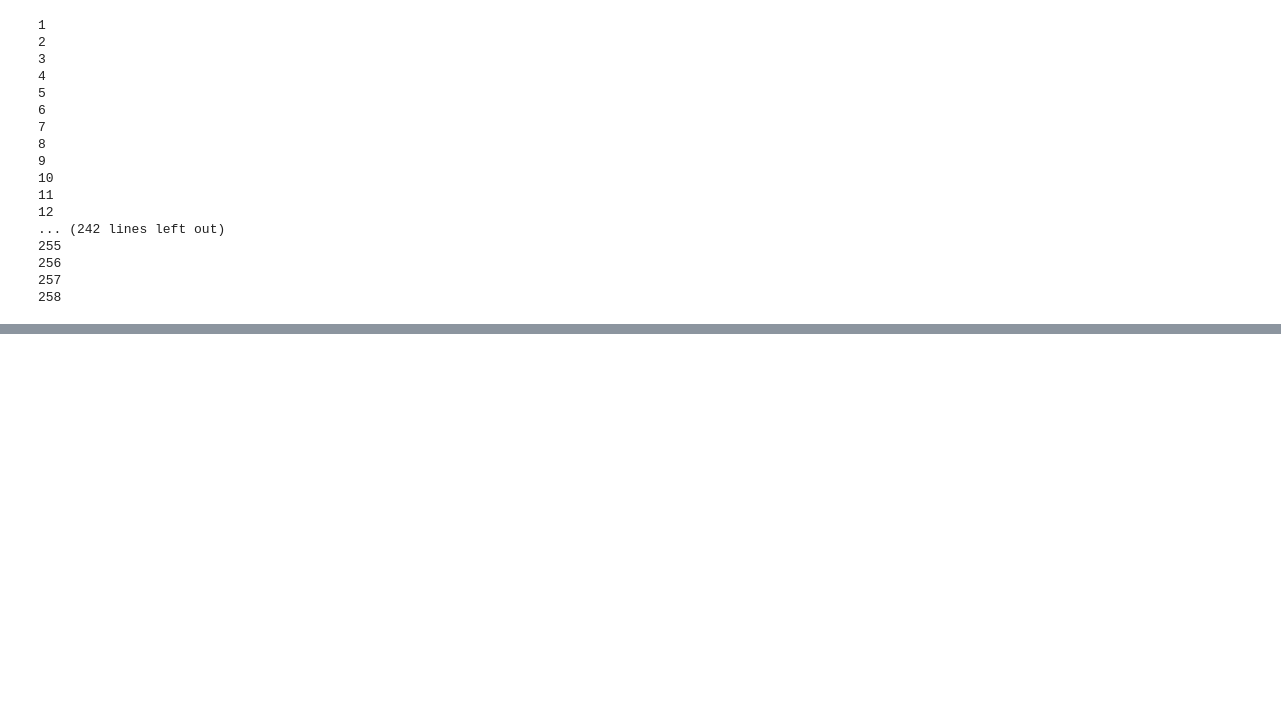
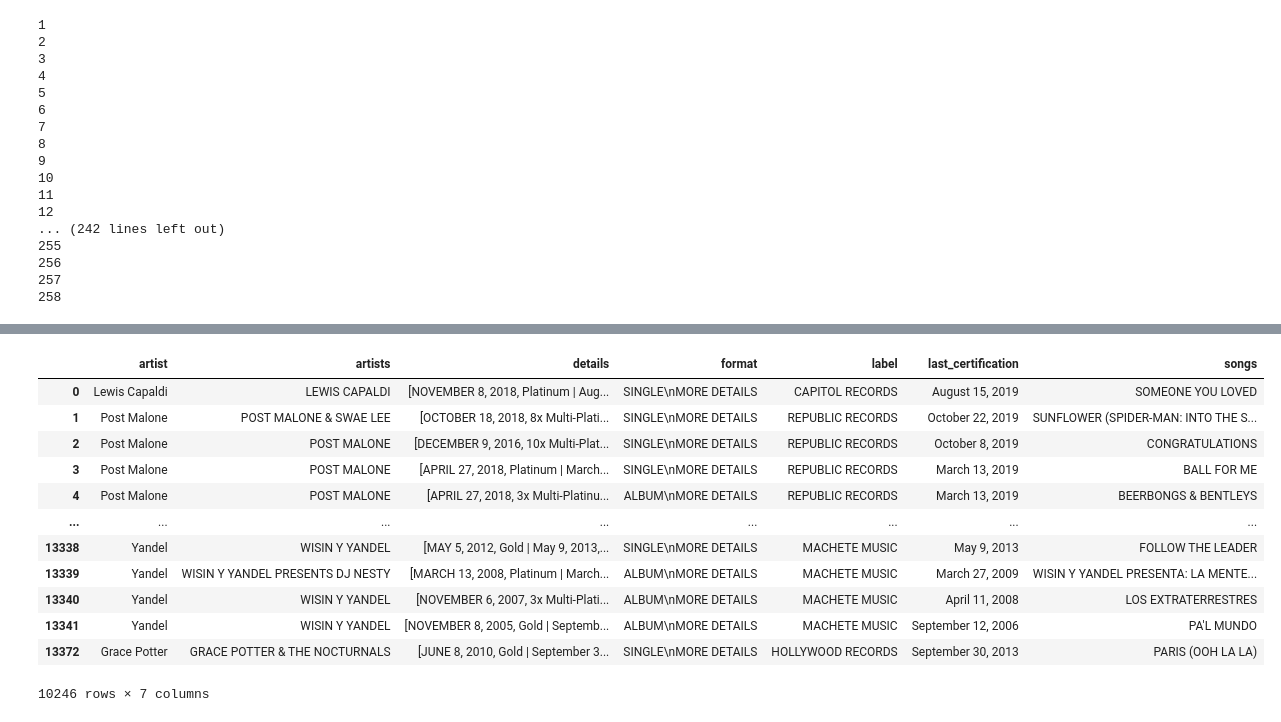
Before and after one commit to Weulass/Billboard-analytics, a Jupyter notebook: ScrapeRIAA.ipynb, the cells around one changed output, grey strips where cells are left out. Saved outputs shown, nothing was run; the diff lists cells and outputs as text; code cells hidden in the pictures; blank space fills up the shorter version.

Commit message:
adding riaa

```diff
--- a/ScrapeRIAA.ipynb
+++ b/ScrapeRIAA.ipynb
@@ -193,0 +434,20 @@ with open('artist_df.pkl', 'wb') as f:
+# %%
+to_drop = [3931,303,4425,4426,5532,4433,4434,7588,7761,8900,8901,8902,8949,9061,9346,9347,9348,9350,9351,9356,9357,9958,
+          9960,9961,10882,10883,10994,10996,10999,11011,11352,11354,11714,11716,11721,13066,13067]
+
+to_drop.extend([i for i in range(3908,3917)])
+to_drop.extend([i for i in range(3923,3930)])
+to_drop.extend([i for i in range(3933,3937)])
+to_drop.extend([i for i in range(7593,7597)])
+to_drop.extend([i for i in range(8644,8653)])
+to_drop.extend([i for i in range(8917,8922)])
+to_drop.extend([i for i in range(9362,9376)])
+to_drop.extend([i for i in range(10229,10235)])
+to_drop.extend([i for i in range(11012,11019)])
+to_drop.extend([i for i in range(11342,11348)])
+to_drop.extend([i for i in range(11693,11697)])
+to_drop.extend([i for i in range(11269,11297)])
+
+for i in to_drop:
+    if i in artist_df.index:
+        artist_df =artist_df.drop(i)
@@ -193,0 +480,18 @@ with open('artist_df.pkl', 'wb') as f:
+# %%
+from tqdm import tqdm_notebook as tqdm
+driver = webdriver.Chrome('/Users/iliasmiraoui/Desktop/chromedriver')
+pbar = list(artist_list_new)
+i = 0
+for artist in pbar:
+    if (artist not in artist_df["artist"].unique()) and (artist not in artist_df["artist"].unique()):
+        i=i+1
+        df = get_riaa(artist)
+        artist_df = artist_df.append(df)
+        if len(df) == 0:
+            artist_df = artist_df.append([artist,None,None,None,None,None,None])
+        print(i)
+        if i % 5 == 0:
+            with open('artist_df.pkl', 'wb') as f:
+                pickle.dump(artist_df, f)
+with open('artist_df.pkl', 'wb') as f:
+    pickle.dump(artist_df, f)
@@ -193,0 +512,18 @@ with open('artist_df.pkl', 'wb') as f:
+# %%
+artist_df = artist_df.dropna()
+# %%
+artist_df
+# %% [output]
+|  | artist | artists | details | format | label | last_certification | songs |
+| 0 | Lewis Capaldi | LEWIS CAPALDI | [NOVEMBER 8, 2018, Platinum | Aug... | SINGLE\nMORE DETAILS | CAPITOL RECORDS | August 15, 2019 | SOMEONE YOU LOVED |
+| 1 | Post Malone | POST MALONE & SWAE LEE | [OCTOBER 18, 2018, 8x Multi-Plati... | SINGLE\nMORE DETAILS | REPUBLIC RECORDS | October 22, 2019 | SUNFLOWER (SPIDER-MAN: INTO THE S... |
+| 2 | Post Malone | POST MALONE | [DECEMBER 9, 2016, 10x Multi-Plat... | SINGLE\nMORE DETAILS | REPUBLIC RECORDS | October 8, 2019 | CONGRATULATIONS |
+| 3 | Post Malone | POST MALONE | [APRIL 27, 2018, Platinum | March... | SINGLE\nMORE DETAILS | REPUBLIC RECORDS | March 13, 2019 | BALL FOR ME |
+| 4 | Post Malone | POST MALONE | [APRIL 27, 2018, 3x Multi-Platinu... | ALBUM\nMORE DETAILS | REPUBLIC RECORDS | March 13, 2019 | BEERBONGS & BENTLEYS |
+| ... | ... | ... | ... | ... | ... | ... | ... |
+| 13338 | Yandel | WISIN Y YANDEL | [MAY 5, 2012, Gold | May 9, 2013,... | SINGLE\nMORE DETAILS | MACHETE MUSIC | May 9, 2013 | FOLLOW THE LEADER |
+| 13339 | Yandel | WISIN Y YANDEL PRESENTS DJ NESTY | [MARCH 13, 2008, Platinum | March... | ALBUM\nMORE DETAILS | MACHETE MUSIC | March 27, 2009 | WISIN Y YANDEL PRESENTA: LA MENTE... |
+| 13340 | Yandel | WISIN Y YANDEL | [NOVEMBER 6, 2007, 3x Multi-Plati... | ALBUM\nMORE DETAILS | MACHETE MUSIC | April 11, 2008 | LOS EXTRATERRESTRES |
+| 13341 | Yandel | WISIN Y YANDEL | [NOVEMBER 8, 2005, Gold | Septemb... | ALBUM\nMORE DETAILS | MACHETE MUSIC | September 12, 2006 | PA'L MUNDO |
+| 13372 | Grace Potter | GRACE POTTER & THE NOCTURNALS | [JUNE 8, 2010, Gold | September 3... | SINGLE\nMORE DETAILS | HOLLYWOOD RECORDS | September 30, 2013 | PARIS (OOH LA LA) |
+10246 rows × 7 columns
```
Also changed, not shown: parts of 9 cells of this notebook, 2 other files.
